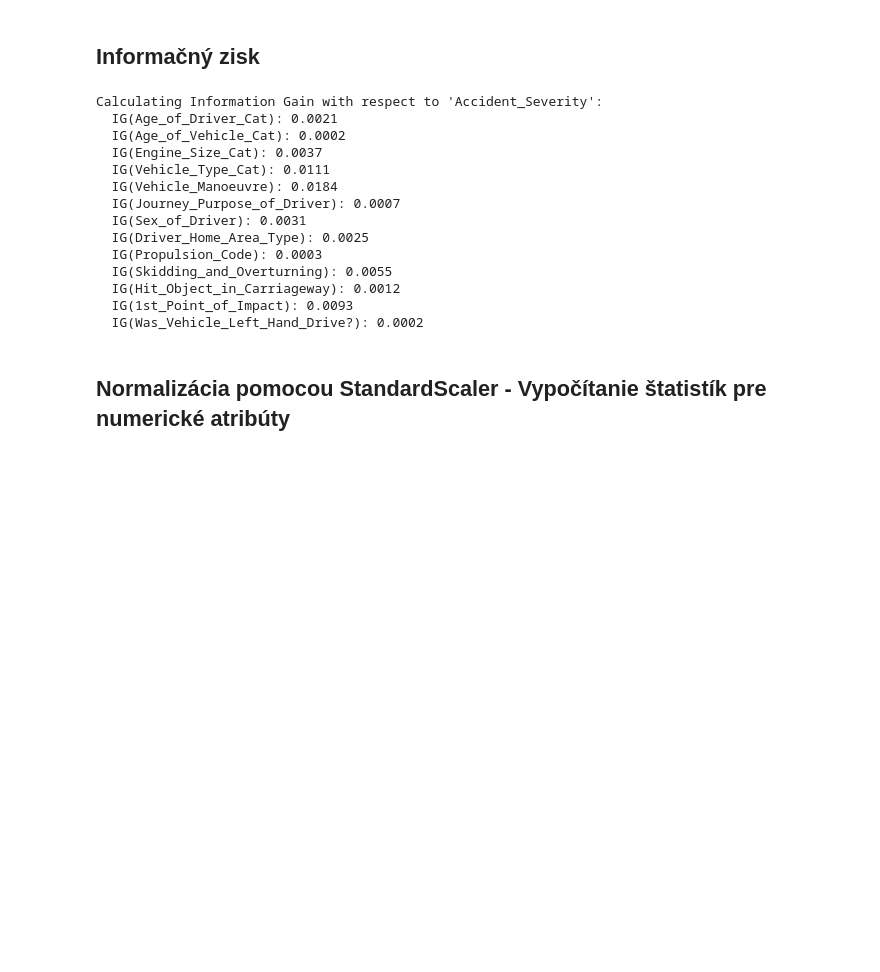
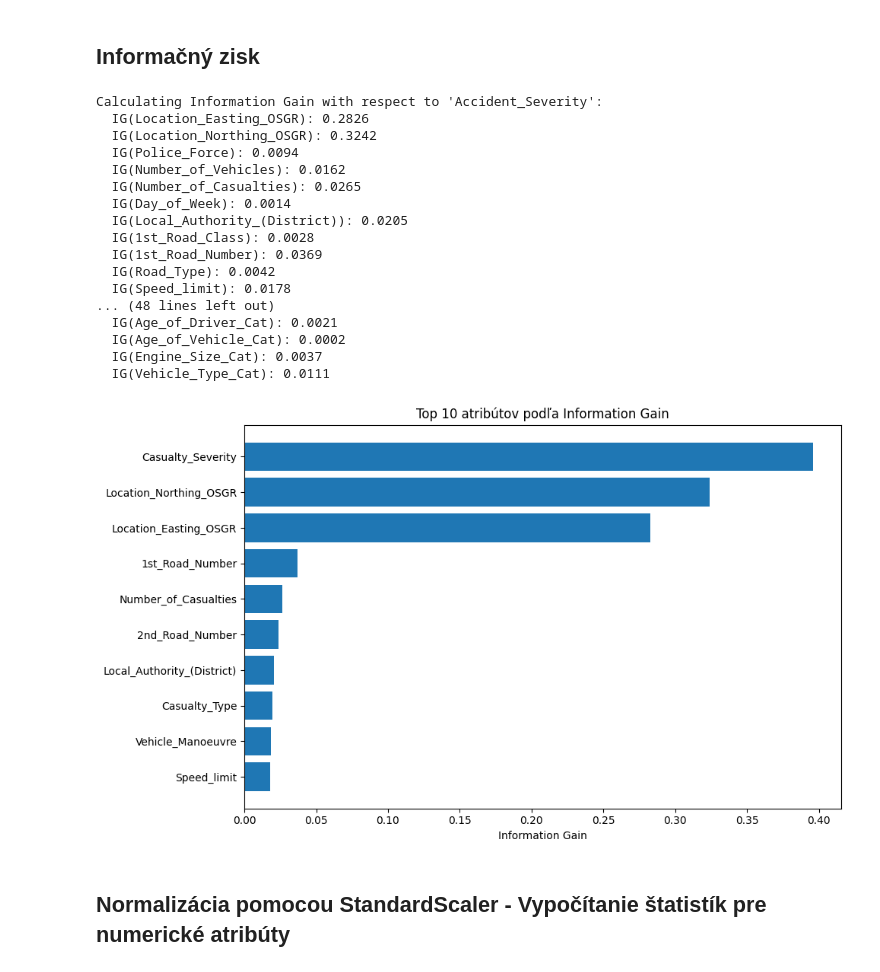
Before and after one commit to M4jkky/Big-Data-Processing, a Jupyter notebook: preprocessing/preprocessing.ipynb, the cells around one changed output. Saved outputs shown, nothing was run; the diff lists cells and outputs as text; code cells hidden in the pictures; blank space fills up the shorter version.

```diff
--- a/preprocessing/preprocessing.ipynb
+++ b/preprocessing/preprocessing.ipynb
@@ -294,6 +294,7 @@ only showing top 5 rows
 ## Informačný zisk
 # %%
 from pyspark.sql import functions as F
+import matplotlib.pyplot as plt
 
 def calculate_entropy(df, group_col):
     """Calculates the entropy for a given column."""
@@ -323,42 +324,61 @@ def calculate_information_gain(df, attribute_col, target_col):
                                .withColumn("attr_prob", col("attr_count") / total_count) \
                                .select(F.sum(col("attr_prob") * col("entropy_attr_val")).alias("conditional_entropy"))
 
     conditional_entropy = conditional_entropy_df.first()["conditional_entropy"]
     if conditional_entropy is None:
         conditional_entropy = 0.0
 
     information_gain = total_entropy - conditional_entropy
     return information_gain
 
 target_column = "Accident_Severity"
 
 cols_for_ig = [col for col in df_train.columns if col != target_column]
 
 print(f"Calculating Information Gain with respect to '{target_column}':")
 
 ig_results = {}
+
+
 for attr_col in cols_for_ig:
     if attr_col in df_train.columns:
         ig = calculate_information_gain(df_train, attr_col, target_column)
         ig_results[attr_col] = ig
         print(f"  IG({attr_col}): {ig:.4f}")
     else:
         print(f"  Column '{attr_col}' not found in df_train. Skipping.")
+
+
+# Plotting the top 10 attributes with the highest Information Gain
+sorted_ig = sorted(ig_results.items(), key=lambda x: x[1], reverse=True)[:10]
+attributes, gains = zip(*sorted_ig)
+
+plt.figure(figsize=(10, 6))
+plt.barh(attributes, gains)
+plt.xlabel("Information Gain")
+plt.title("Top 10 atribútov podľa Information Gain")
+plt.gca().invert_yaxis()
+plt.tight_layout()
+plt.show()
 # %% [output]
 Calculating Information Gain with respect to 'Accident_Severity':
+  IG(Location_Easting_OSGR): 0.2826
+  IG(Location_Northing_OSGR): 0.3242
+  IG(Police_Force): 0.0094
+  IG(Number_of_Vehicles): 0.0162
+  IG(Number_of_Casualties): 0.0265
+  IG(Day_of_Week): 0.0014
+  IG(Local_Authority_(District)): 0.0205
+  IG(1st_Road_Class): 0.0028
+  IG(1st_Road_Number): 0.0369
+  IG(Road_Type): 0.0042
+  IG(Speed_limit): 0.0178
+... (48 lines left out)
   IG(Age_of_Driver_Cat): 0.0021
   IG(Age_of_Vehicle_Cat): 0.0002
   IG(Engine_Size_Cat): 0.0037
   IG(Vehicle_Type_Cat): 0.0111
-  IG(Vehicle_Manoeuvre): 0.0184
-  IG(Journey_Purpose_of_Driver): 0.0007
-  IG(Sex_of_Driver): 0.0031
-  IG(Driver_Home_Area_Type): 0.0025
-  IG(Propulsion_Code): 0.0003
-  IG(Skidding_and_Overturning): 0.0055
-  IG(Hit_Object_in_Carriageway): 0.0012
-  IG(1st_Point_of_Impact): 0.0093
-  IG(Was_Vehicle_Left_Hand_Drive?): 0.0002
+[figure, added]
 # %% [markdown]
 ## Normalizácia pomocou StandardScaler - Vypočítanie štatistík pre numerické atribúty
 # %%
```
Also changed, not shown: parts of 3 cells of this notebook, 1 other file.
